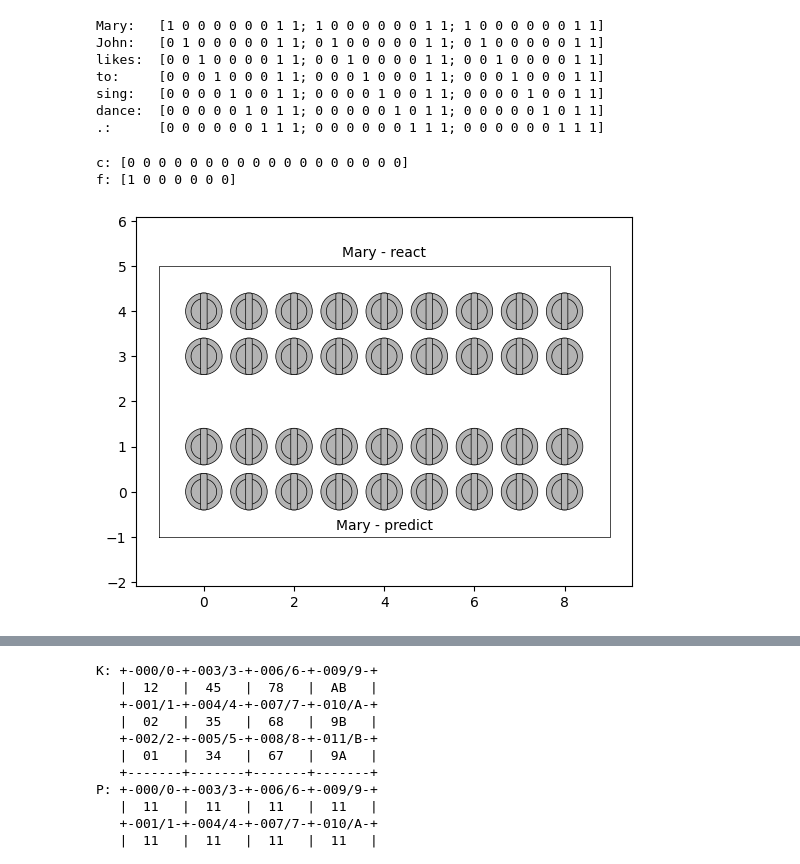
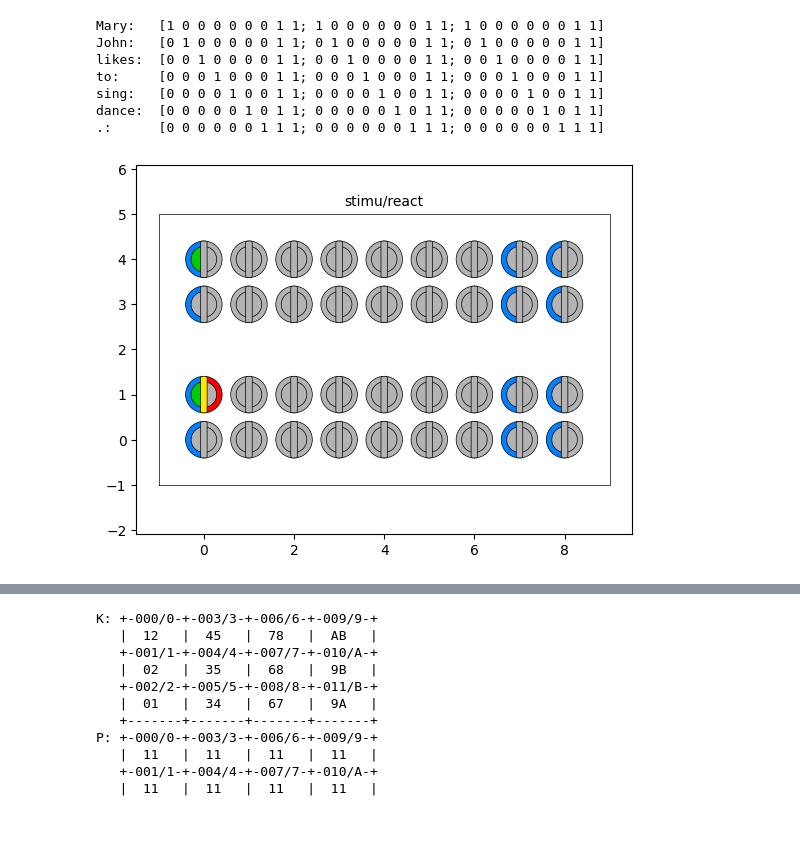
Before and after one commit to ihux/neurotron-develop, a Jupyter notebook: jupyter/neurotron/cluster.ipynb, the cells around one changed output, grey strips where cells are left out. Cells and saved outputs as stored; diff of their text form; code cells hidden in the pictures; blank space fills up the shorter version.

```diff
--- a/jupyter/neurotron/cluster.ipynb
+++ b/jupyter/neurotron/cluster.ipynb
@@ -64,12 +40,6 @@ class Terminal(Attribute):
 # %%
 shape = (3,9,2,5)
 collab=Terminal(Collab(*shape))
-collab.map()
-
 v = zeros(1,3*9);v[0] = v[1] = 1;v
-E = collab.empower(v)
-E.map('E: ')
-S = collab.spike(v)
-S.map('S: ')
 collab(v)
 # %% [output]
@@ -106,7 +59,7 @@ token = {'Mary': [1,0,0,0,0,0,0,1,1],
          '.':    [0,0,0,0,0,0,1,1,1],
         }
 
-excite=Terminal(Excite(*shape,token))
+excite=Terminal(*shape)
 S = excite(token['Mary']);  print('Mary:  ',S)
 S = excite(token['John']);  print('John:  ',S)
 S = excite(token['likes']); print('likes: ',S)
@@ -469,12 +385,11 @@ token = Token({'Mary': [1,0,0,0,0,0,0,1,1],
 # %%
 shape = (2,9,2,5); m,n,d,s = shape
 cells = Cluster(*shape).init()
 y = row(zeros(1,m*n),token['Mary'])
-print('c:',y[cells.cdx])
-print('f:',y[cells.fdx])
-#y = cells.stimu(y)
-y = cells.apply(y,'Mary')
+
+mon = Monitor(5,9)
+cells.X[0]=1
+y = cells.stimu(y);  cells.plot(mon,0,'stimu/react')
+y = cells.react(y);  cells.plot(mon,1)
 # %% [output]
-c: [0 0 0 0 0 0 0 0 0 0 0 0 0 0 0 0 0 0]
-f: [1 0 0 0 0 0 0]
-[figure, old version]
+[figure, new version]
```
Also changed, not shown: parts of 9 cells of this notebook, 1 other file.
